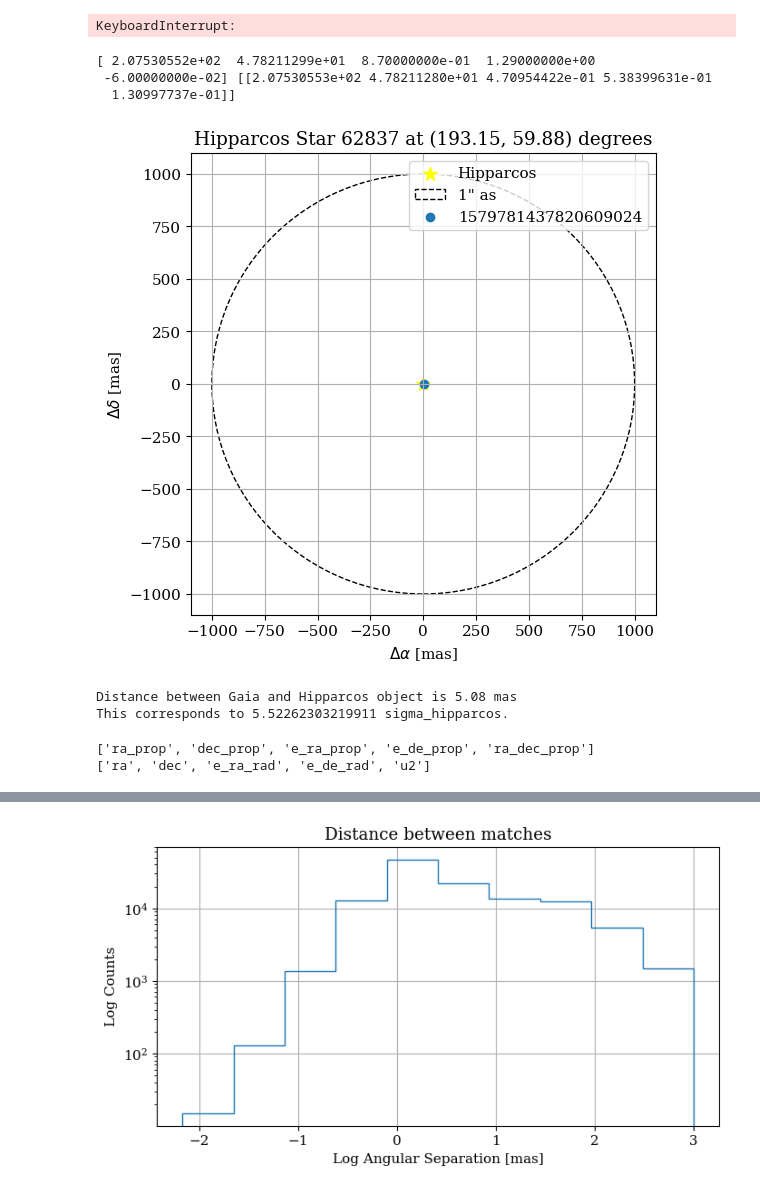
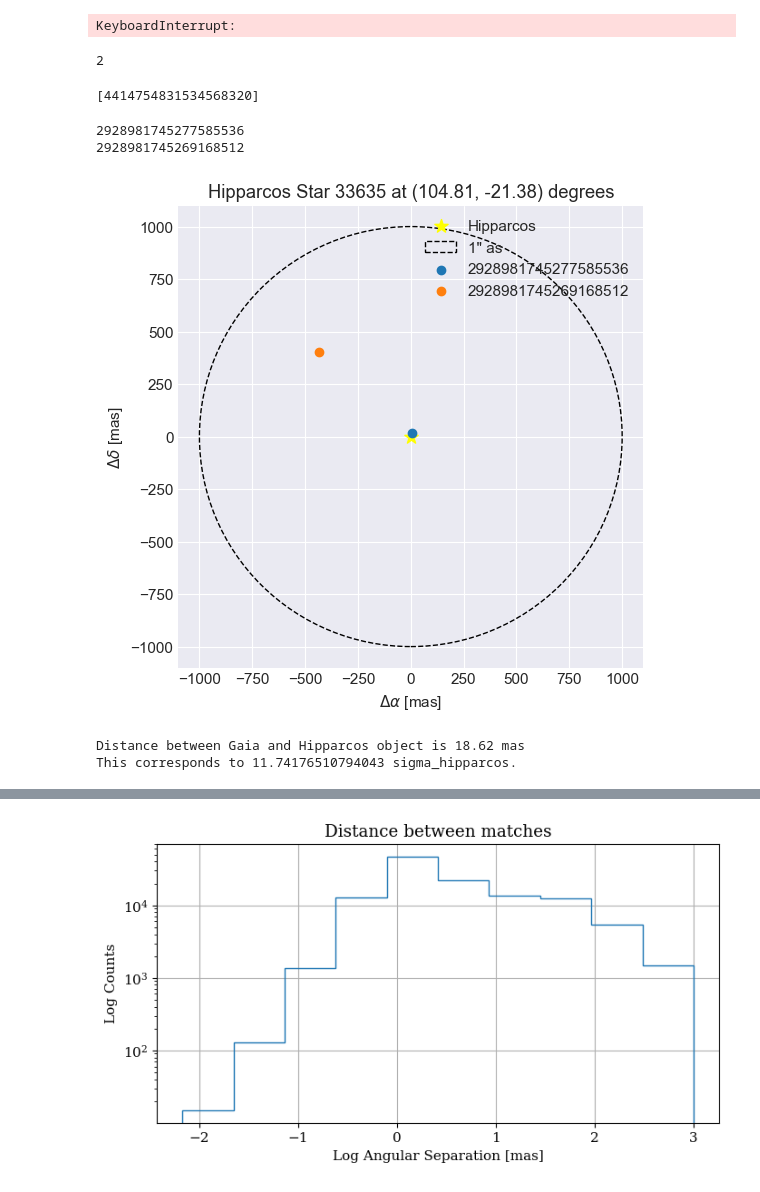
Before and after one commit to RenVit318/masterproject, a Jupyter notebook: src/notebooks/crossmatch_analysis.ipynb, the cells around one changed output, grey strips where cells are left out. Drawn from its saved outputs; the diff is of its cells as text; code cells hidden in the pictures.

Commit message:
Extra Plotting Code in Notebook

```diff
--- a/src/notebooks/crossmatch_analysis.ipynb
+++ b/src/notebooks/crossmatch_analysis.ipynb
@@ -16,6 +34,7 @@ mpl.rcParams['axes.grid'] = True
 mpl.rcParams['lines.linewidth'] = 1.5
 mpl.rcParams['font.size'] = 11
 mpl.rcParams['font.family'] = 'serif'
+plt.style.use('seaborn-darkgrid')
 # %%
 radius = '1as'
 method = 'nearest'
@@ -209,7 +216,7 @@ plt.show()
 # %%
 pos_gaia_params = ['ra_prop', 'dec_prop', 'e_ra_prop', 'e_de_prop', 'ra_dec_prop']
 pos_hipp_params = ['ra', 'dec', 'e_ra_rad', 'e_de_rad', 'u2']
-xm = xm_near
+xm = xm_all
 
 #xm, pos_gaia = query_extra_data(xm, pos_gaia_params, cat='GaiaBaseCat', cat_dpath='../../../data/')
 # Difficult to query Gaia data because the cat file is too big.
@@ -245,24 +253,22 @@ for i,gaia_id in enumerate(xm[:,1]):
 # %% [output]
 8712/117705
 KeyboardInterrupt:
-# %%
-xm = xm_all_2
 # %%
 # The indexing here is absolutely terrible. But it works
 # Plot double candidate stars
 u, idx, c = np.unique(xm[:, 0], return_counts=True, return_index=True)
 doubles = idx[c>1]
 
-#random_choice = np.random.choice(doubles)
-random_choice = np.random.choice(idx)
+random_choice = np.random.choice(doubles)
+#random_choice = np.random.choice(idx)
 random_idx = np.where(idx == random_choice)[0][0] # assumes it only occurs once. Which it must because np.unique
 
 hipp_id = u[random_idx]
 pos_hipp = pos_hipp_table[idx[random_idx]]
-
-gaia_ids = xm[idx[random_idx]][1]
+print(c[random_idx])
+gaia_ids = xm[idx[random_idx]:idx[random_idx]+c[random_idx]][:,1]
 pos_gaia = pos_gaia_table[idx[random_idx]: idx[random_idx] + c[random_idx]]
-
+pos_gaia = pos_gaia_table_full[idx[random_idx]: idx[random_idx] + c[random_idx]]
 
 
 
@@ -275,26 +281,27 @@ pos_gaia = pos_gaia_table[idx[random_idx]: idx[random_idx] + c[random_idx]]
 #    for j, label in enumerate(pos_gaia_params):
 #        pos_gaia[i][j] = cat_gaia[gaia_cat_idx][label]
 #    pos_gaia[i][-1] = xm[random_idx+i][1]
+# %% [output]
+2
-# %%
-print(pos_hipp, pos_gaia)
-# %% [output]
-[ 2.07530552e+02  4.78211299e+01  8.70000000e-01  1.29000000e+00
- -6.00000000e-02] [[2.07530553e+02 4.78211280e+01 4.70954422e-01 5.38399631e-01
-  1.30997737e-01]]
+# %%
+gaia_ids
+# %% [output]
+[4414754831534568320]
 # %%
+# Plot star + error bars for randomly chosen object
 ei = 1 # error inflation for testing
 
 u, idx, c = np.unique(xm[:, 0], return_counts=True, return_index=True)
 doubles = idx[c>1]
 
-#random_choice = np.random.choice(doubles)
-random_choice = np.random.choice(idx)
+random_choice = np.random.choice(doubles)
+#random_choice = np.random.choice(idx)
 random_idx = np.where(idx == random_choice)[0][0] # assumes it only occurs once. Which it must because np.unique
 
 hipp_id = u[random_idx]
 pos_hipp = pos_hipp_table[idx[random_idx]]
 
-gaia_ids = [xm[idx[random_idx]][1]]
+gaia_ids = xm[idx[random_idx]:idx[random_idx]+c[random_idx]][:,1]
 pos_gaia = pos_gaia_table[idx[random_idx]: idx[random_idx] + c[random_idx]]
 
 from matplotlib.patches import Circle, Ellipse
@@ -315,7 +322,7 @@ conesearch_circle = Circle((0,0), cs_radius * 1e3, fill=False, ec='black', ls='-
 ax.add_patch(conesearch_circle)
 
 for i,pos in enumerate(pos_gaia):
-
+    print(gaia_ids[i])
     ra = pos[0] * 3600 * 1e3
     de = pos[1] * 3600 * 1e3
     ax.scatter(ra - ra_h, de - de_h,  label=np.int64(gaia_ids[i]), c=f'C{i}')
@@ -330,39 +337,35 @@ ax.set_title(f"Hipparcos Star {hipp_id} at ({pos_hipp[0]:.2f}, {pos_hipp[1]:.2f}
 #plt.savefig('../../../figures/example_skyplot_sigma.png', bbox_inches='tight')
 
 #sq_scale = 5 # mas
 #ax.set_xlim(-sq_scale, +sq_scale)
 #ax.set_ylim(-sq_scale, +sq_scale)
 
 #plt.savefig('../../../figures/example_skyplot_sigma_zoomed.png', bbox_inches='tight')
 
 plt.legend()
 plt.show()
 
 
 ra_h = np.radians(pos_hipp[0])
 de_h = np.radians(pos_hipp[1])
 ra_g = np.radians(pos_gaia[0][0])
 de_g = np.radians(pos_gaia[0][1])
 
 factor1 = (ra_h - ra_g) * np.cos(np.radians(de_h))
 factor2 = de_h - de_g
 distance = np.sqrt((factor1 ** 2) + (factor2 ** 2))
 distance_mas = 3600 * 1e3 * np.degrees(distance)
 
 avg_hipp_error = np.sqrt(pos_hipp[2]**2 + pos_hipp[3]**2)
 error_w_distance = distance_mas/avg_hipp_error # avg_hipp_error is supposed to be in mas
 
 print(f"Distance between Gaia and Hipparcos object is {distance_mas:.2f} mas")
 print(f"This corresponds to {error_w_distance} sigma_hipparcos.")
 
 #dist = angular_distance2(pos_hipp[0], pos_hipp[1], pos_gaia[0][0], pos_gaia[0][1], unit='degrees')
 # %% [output]
+2928981745277585536
+2928981745269168512
-[figure, old version]
+[figure, new version]
-Distance between Gaia and Hipparcos object is 5.08 mas
-This corresponds to 5.52262303219911 sigma_hipparcos.
+Distance between Gaia and Hipparcos object is 18.62 mas
+This corresponds to 11.74176510794043 sigma_hipparcos.
-# %%
-print(pos_gaia_params)
-print(pos_hipp_params)
-# %% [output]
-['ra_prop', 'dec_prop', 'e_ra_prop', 'e_de_prop', 'ra_dec_prop']
-['ra', 'dec', 'e_ra_rad', 'e_de_rad', 'u2']
```
Also changed, not shown: parts of 8 cells of this notebook.
